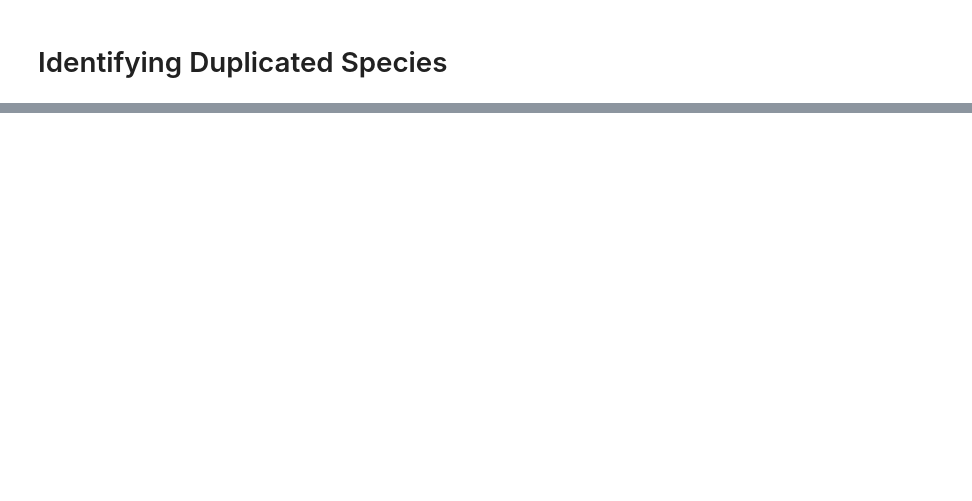
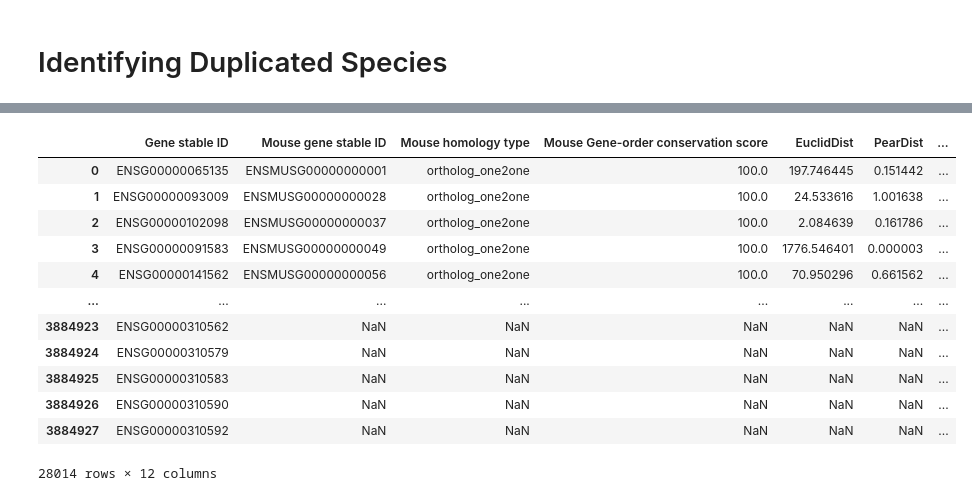
Before and after one commit to AndrewH72/Gene-Duplication, a Jupyter notebook: scripts/dataAnalysis.ipynb, the cells around one changed output, grey strips where cells are left out. Cells and saved outputs as stored; diff of their text form; code cells hidden in the pictures; blank space fills up the shorter version.

```diff
--- a/scripts/dataAnalysis.ipynb
+++ b/scripts/dataAnalysis.ipynb
@@ -29,7 +29,7 @@ groupedHumanGene = orthoDist.groupby("Gene stable ID")["Mouse gene stable ID"].a
 groupedHumanGene = groupedHumanGene.merge(orthoDist.loc[:, ["Gene stable ID", "Mouse homology type"]])
 
 # Identifies the human genes that have more than one mouse gene associated with them.
-manyToOneHuman = groupedHumanGene[groupedHumanGene["Mouse gene stable ID"].apply(len) > 1]
+groupedHumanGene["Num Mouse Dupes"] = groupedHumanGene["Mouse gene stable ID"].apply(len)
 
 # Creates a new column that identifies which one-to-many gene experienced a duplication event in humans.
-groupedHumanGene["Duplicated Species"] = np.where((groupedHumanGene["Gene stable ID"].isin(manyToOneHuman["Gene stable ID"])) & (groupedHumanGene["Mouse homology type"] == "ortholog_one2many"), "Human", "NA")
+groupedHumanGene["Duplicated Species"] = np.where((groupedHumanGene["Gene stable ID"].isin(groupedHumanGene[groupedHumanGene["Num Mouse Dupes"] > 1]["Gene stable ID"])) & (groupedHumanGene["Mouse homology type"] == "ortholog_one2many"), "Human", "NA")
@@ -77,14 +77,28 @@ groupedMouseGene
 # %%
 # Transfers the information above to the orthologDistTable dataframe.
-orthoDistHumanMouseDup = orthoDistHumanDup.merge(groupedMouseGene.loc[:, ["Mouse gene stable ID", "Duplicated Species"]], on="Mouse gene stable ID", how="outer")
+orthoDistHumanMouseDup = orthoDistHumanDup.merge(groupedMouseGene.loc[:, ["Mouse gene stable ID", "Duplicated Species", "Num Human Dupes"]], on="Mouse gene stable ID", how="outer")
 
 # Because there are two separate "Duplicated Species" columns, I am going to combine their information into one.
 # If the human "Duplicated Species" column is "NA" then we use the mouse "Duplicated Species" column. It will either be "Mouse" or stay "NA."
 orthoDistHumanMouseDup["Duplicated Species"] = np.where(orthoDistHumanMouseDup["Duplicated Species_x"] == "NA", orthoDistHumanMouseDup["Duplicated Species_y"], orthoDistHumanMouseDup["Duplicated Species_x"])
 
 # Drop the two separate "Duplicated Species" columns.
 orthoDistHumanMouseDup = orthoDistHumanMouseDup.loc[:, ~orthoDistHumanMouseDup.columns.isin(["Duplicated Species_x", "Duplicated Species_y"])].drop_duplicates()
 display(orthoDistHumanMouseDup)
+# %% [output]
+|  | Gene stable ID | Mouse gene stable ID | Mouse homology type | Mouse Gene-order conservation score | EuclidDist | PearDist | ... |
+| 0 | ENSG00000065135 | ENSMUSG00000000001 | ortholog_one2one | 100.0 | 197.746445 | 0.151442 | ... |
+| 1 | ENSG00000093009 | ENSMUSG00000000028 | ortholog_one2one | 100.0 | 24.533616 | 1.001638 | ... |
+| 2 | ENSG00000102098 | ENSMUSG00000000037 | ortholog_one2one | 100.0 | 2.084639 | 0.161786 | ... |
+| 3 | ENSG00000091583 | ENSMUSG00000000049 | ortholog_one2one | 100.0 | 1776.546401 | 0.000003 | ... |
+| 4 | ENSG00000141562 | ENSMUSG00000000056 | ortholog_one2one | 100.0 | 70.950296 | 0.661562 | ... |
+| ... | ... | ... | ... | ... | ... | ... | ... |
+| 3884923 | ENSG00000310562 | NaN | NaN | NaN | NaN | NaN | ... |
+| 3884924 | ENSG00000310579 | NaN | NaN | NaN | NaN | NaN | ... |
+| 3884925 | ENSG00000310583 | NaN | NaN | NaN | NaN | NaN | ... |
+| 3884926 | ENSG00000310590 | NaN | NaN | NaN | NaN | NaN | ... |
+| 3884927 | ENSG00000310592 | NaN | NaN | NaN | NaN | NaN | ... |
+28014 rows × 12 columns
 # %%
 orthoDistHumanMouseDup.to_csv("/Users/andrewhsu/Projects/McNair/data/orthologTableDistDupe.csv", index=False)
 orthoDistHumanMouseDup.to_parquet("/Users/andrewhsu/Projects/McNair/data/orthologTableDistDupe.parquet", index=False)
```
Also changed, not shown: parts of 6 cells of this notebook, 3 other files.
